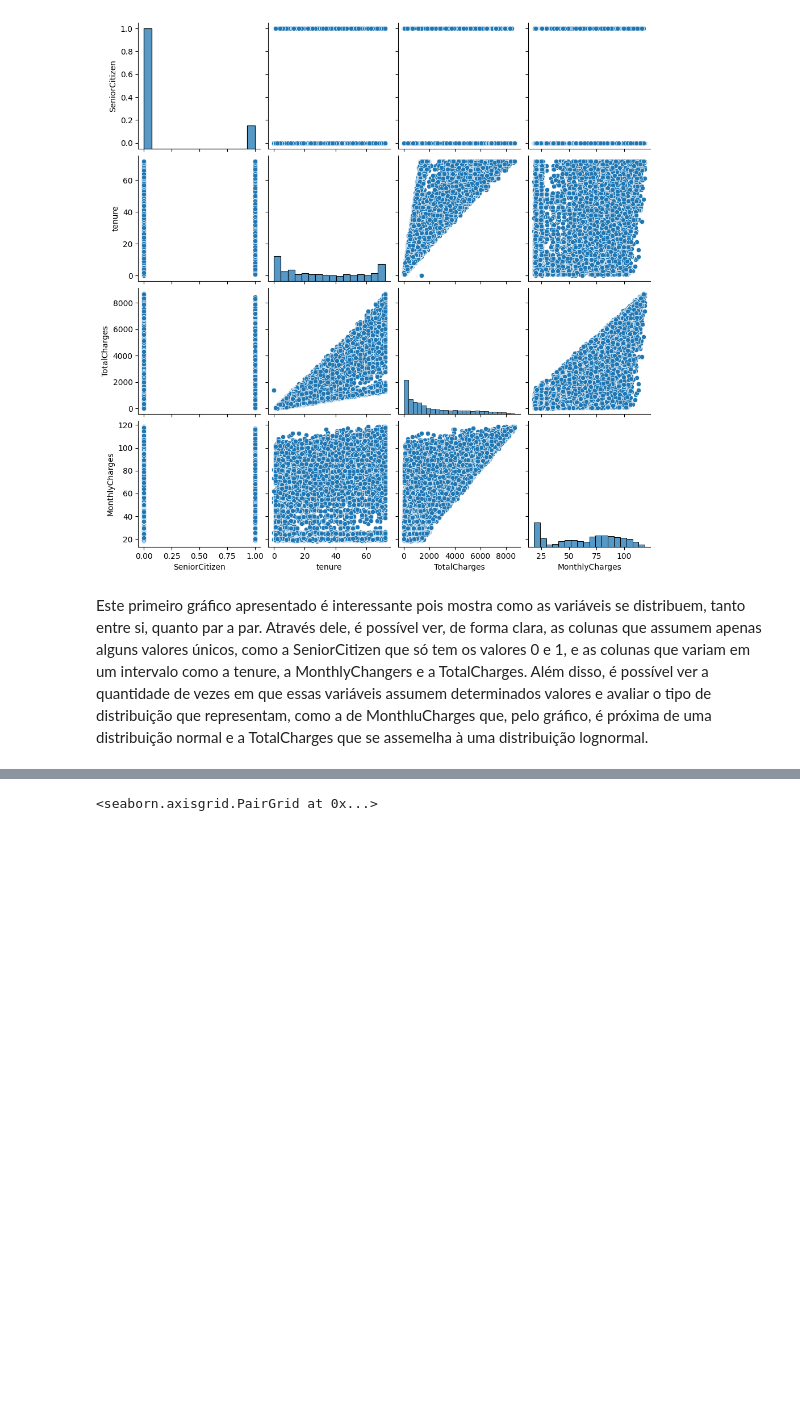
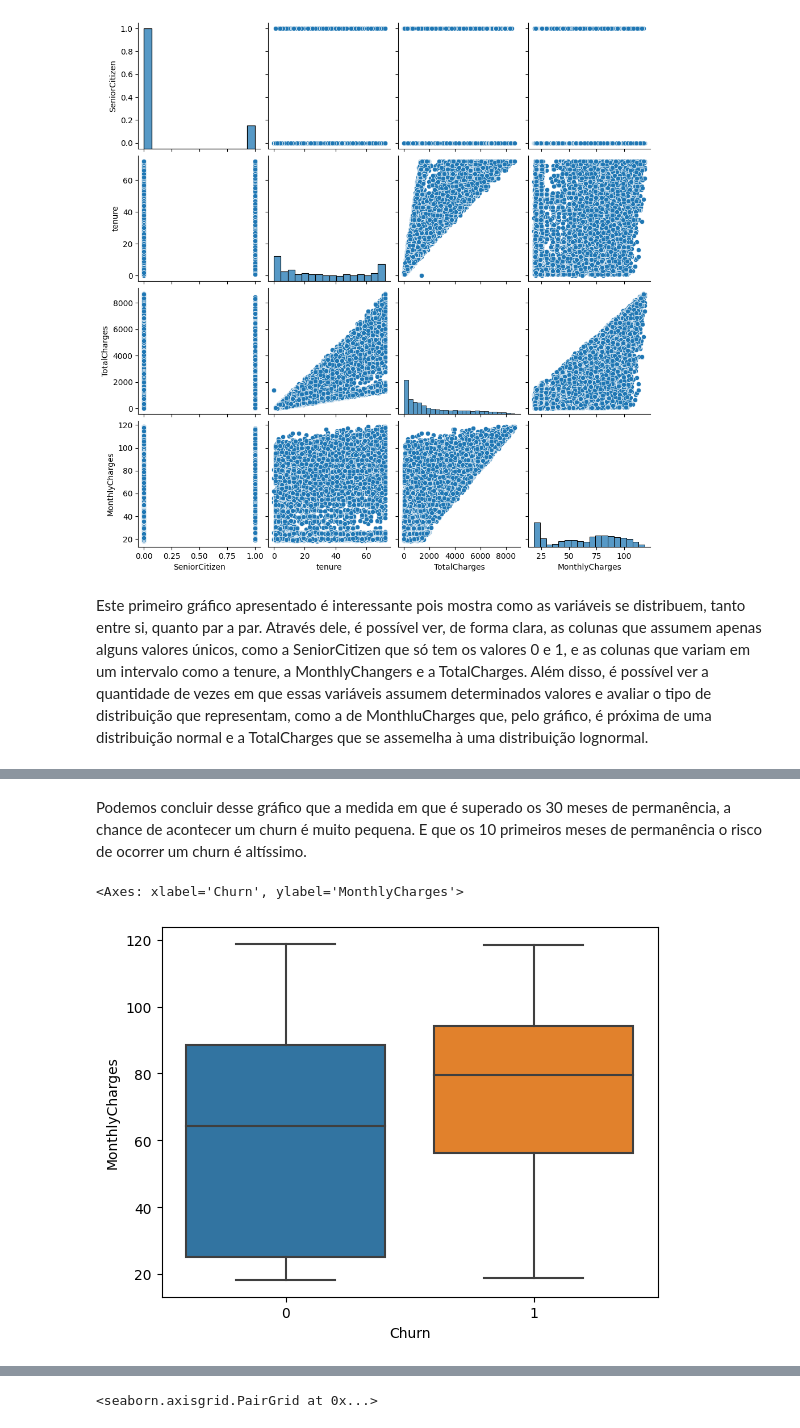
Before and after one commit to Texugo-928/Projeto_ML_Churn, a Jupyter notebook: Projeto_ML_Grupo_4.ipynb, the cells around one changed output, grey strips where cells are left out. Saved outputs shown, nothing was run; the diff lists cells and outputs as text; code cells hidden in the pictures; blank space fills up the shorter version.

```diff
--- a/Projeto_ML_Grupo_4.ipynb
+++ b/Projeto_ML_Grupo_4.ipynb
@@ -462,0 +511,9 @@ Este primeiro gráfico apresentado é interessante pois mostra como as variávei
+# %% [markdown]
+Podemos concluir desse gráfico que a medida em que é superado os 30 meses de permanência, a chance de acontecer um churn é muito pequena. E que os 10 primeiros meses de permanência o risco de ocorrer um churn é altíssimo.
+# %%
+#Mostra a distribuição dos dados par a par de algumas colunas
+
+sns.boxplot(df_churn, x = 'Churn', y = 'MonthlyCharges')
+# %% [output]
+<Axes: xlabel='Churn', ylabel='MonthlyCharges'>
+[figure, added]
```
Also changed, not shown: parts of 19 cells of this notebook.
